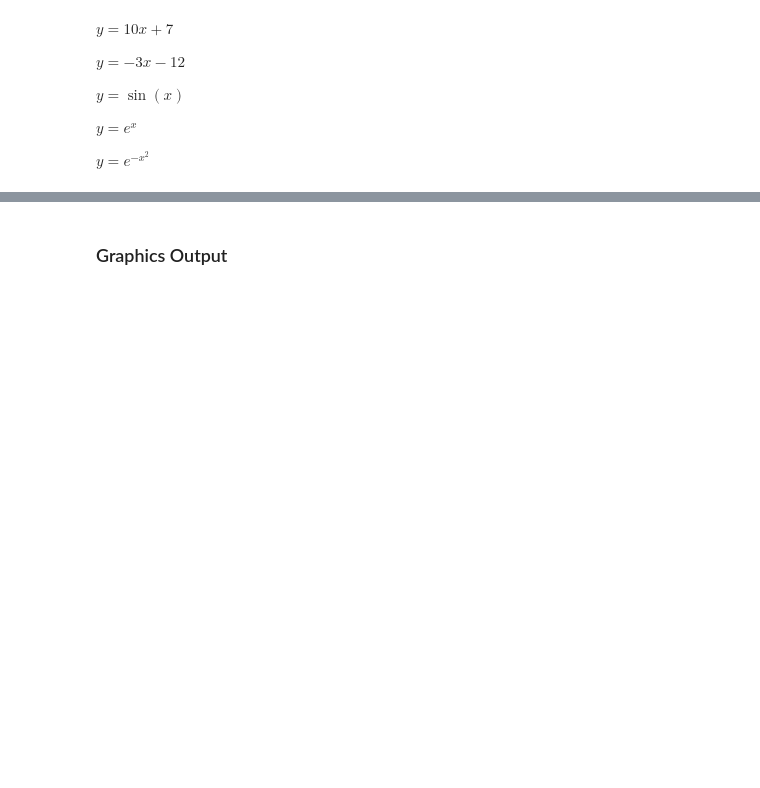
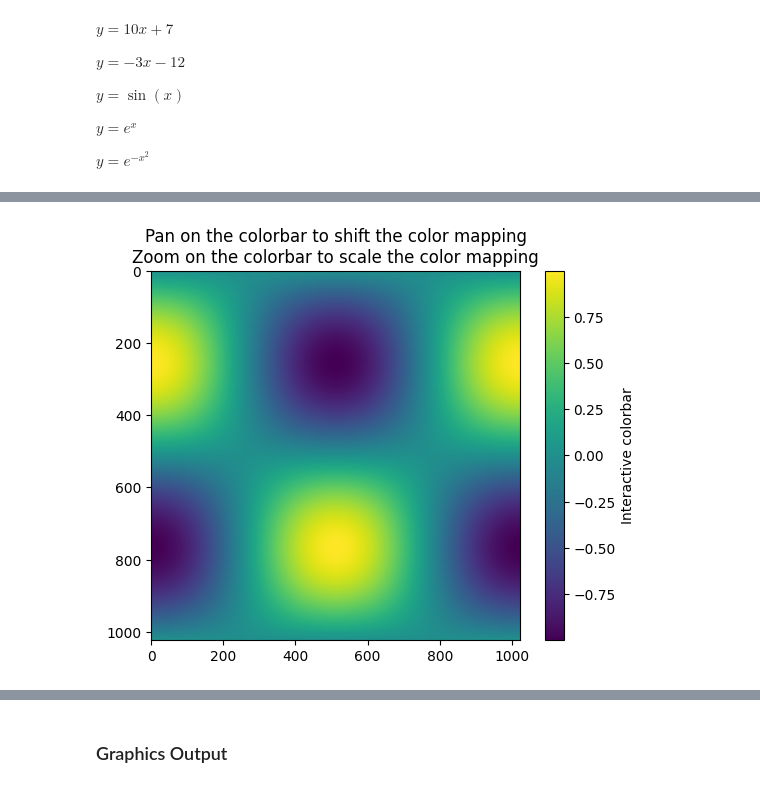
Before and after one commit to Trevor1298/Trevor-Sprei-Statistics-for-engineers, a Jupyter notebook: copy_of_hahn_math_24_lab_1.ipynb, the cells around one changed output, grey strips where cells are left out. Saved outputs shown, nothing was run; the diff lists cells and outputs as text; code cells hidden in the pictures; blank space fills up the shorter version.

```diff
--- a/copy_of_hahn_math_24_lab_1.ipynb
+++ b/copy_of_hahn_math_24_lab_1.ipynb
@@ -163,3 +239,20 @@ Pick out a plot of your choice from [here](https://matplotlib.org/stable/gallery
+# %%
+import matplotlib.pyplot as plt
+import numpy as np
+
+t = np.linspace(0, 2 * np.pi, 1024)
+data2d = np.sin(t)[:, np.newaxis] * np.cos(t)[np.newaxis, :]
+
+fig, ax = plt.subplots()
+im = ax.imshow(data2d)
+ax.set_title('Pan on the colorbar to shift the color mapping\n'
+             'Zoom on the colorbar to scale the color mapping')
+
+fig.colorbar(im, ax=ax, label='Interactive colorbar')
+
+plt.show()
+# %% [output]
+[figure, added]
 # %%
 import matplotlib.pyplot as plt
 import numpy as np
```
Also changed, not shown: parts of 71 cells of this notebook.
